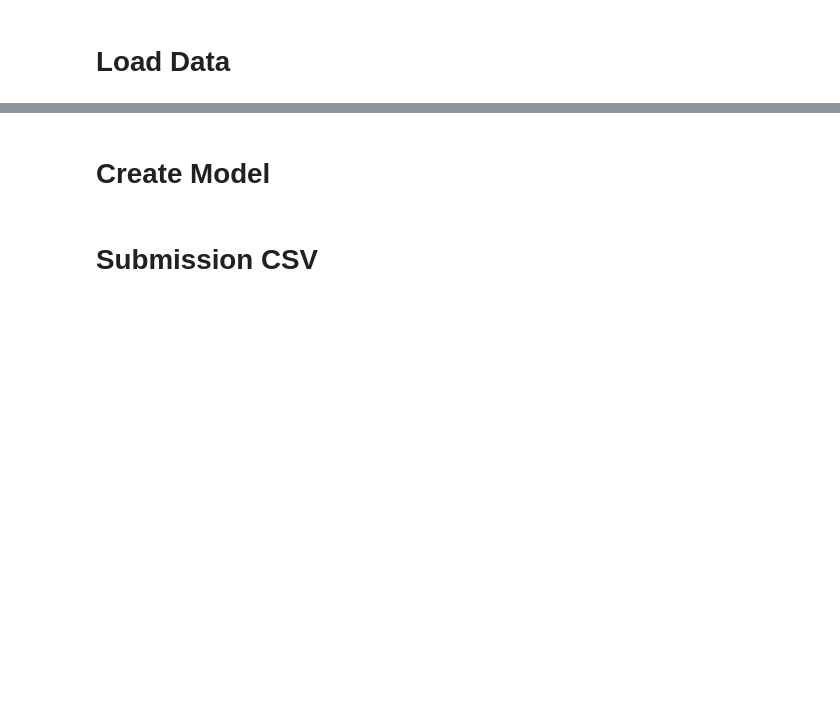
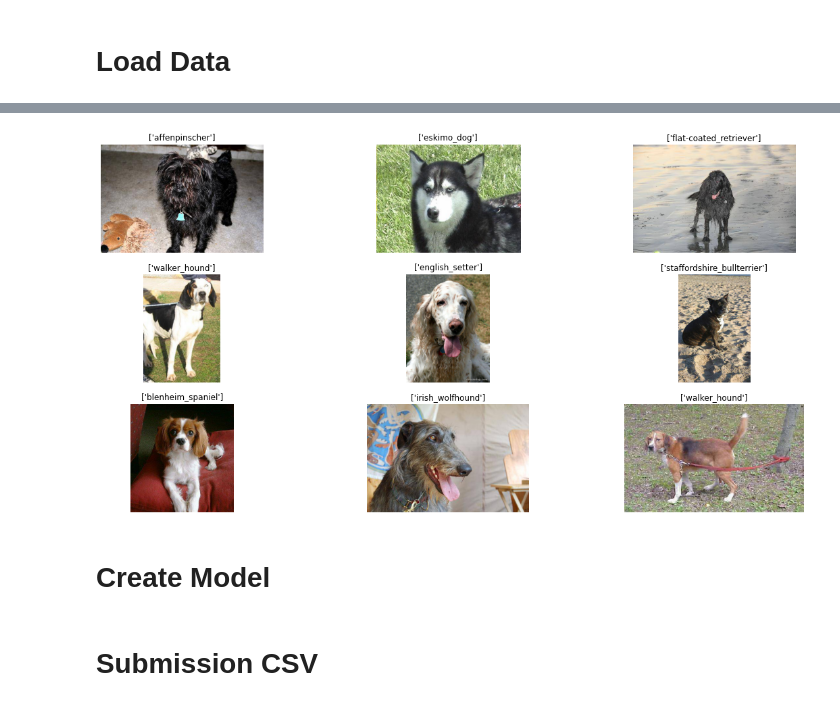
Before and after one commit to bryanchrist/ml3_assignment2, a Jupyter notebook: preprocessing.ipynb, the cells around one changed output, grey strips where cells are left out. Saved outputs shown, nothing was run; the diff lists cells and outputs as text; code cells hidden in the pictures; blank space fills up the shorter version.

Commit message:
loading in data

```diff
--- a/preprocessing.ipynb
+++ b/preprocessing.ipynb
@@ -37,7 +39,7 @@ print(device)
 # %% [markdown]
 # Load Data
 # %%
-data_dir = "" # Path to data directory
+data_dir = "mliii-assignment2" # Path to data directory
 labels = pd.read_csv(os.path.join(data_dir, 'labels.csv'))
 assert(len(os.listdir(os.path.join(data_dir, 'train'))) == len(labels))
 # %%
@@ -74,22 +83,24 @@ class Dataset_Interpreter(Dataset):
 # %%
 def plot_images(images):
 
     n_images = len(images)
 
     rows = int(np.sqrt(n_images))
     cols = int(np.sqrt(n_images))
 
     fig = plt.figure(figsize=(20,10))
     for i in range(rows*cols):
         ax = fig.add_subplot(rows, cols, i+1)
         ax.set_title(f'{le.inverse_transform([images[i][1]])}')
         ax.imshow(np.array(images[i][0]))
         ax.axis('off')
 N_IMAGES = 9
 
-train_data = Dataset_Interpreter(data_path=data_dir+'\\train\\', file_names=X_train, labels=y_train)
+train_data = Dataset_Interpreter(data_path=data_dir+'/train/', file_names=X_train, labels=y_train)
 images = [(image, label) for image, label in [train_data[i] for i in range(N_IMAGES)]]
 plot_images(images)
+# %% [output]
+[figure, added]
 # %% [markdown]
 # Create Model
 # %%
```
Also changed, not shown: parts of 2 cells of this notebook.
